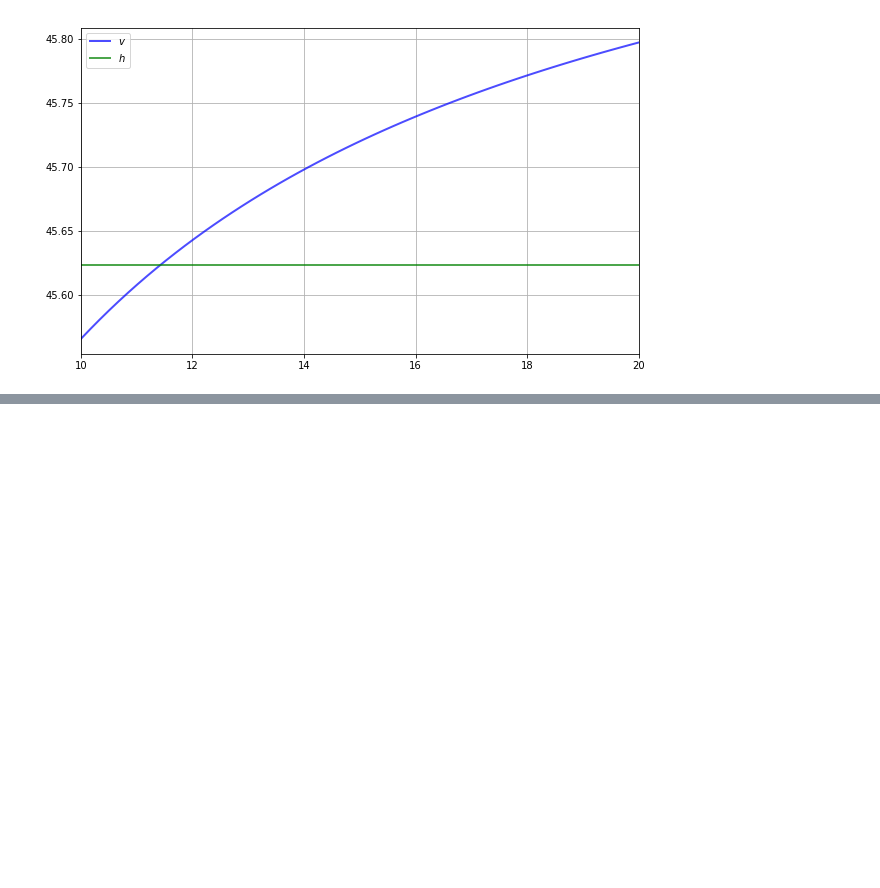
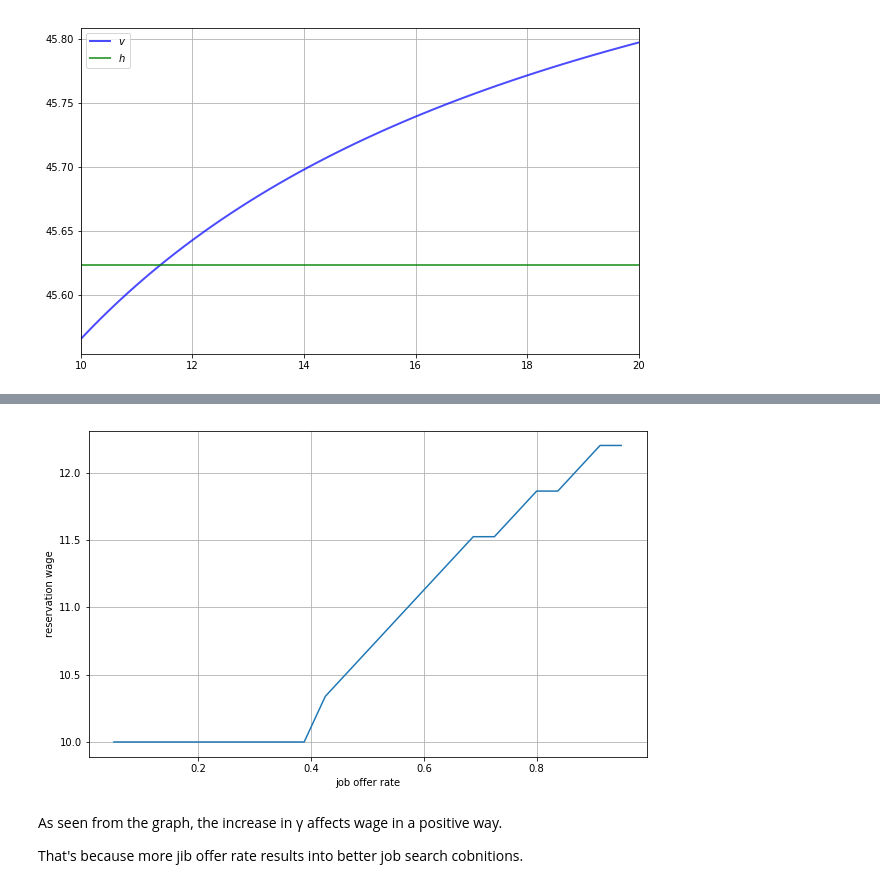
Before and after one commit to PanPip/QuantEcon_Tasks, a Jupyter notebook: Dynamic_programming.ipynb, the cells around one changed output, grey strips where cells are left out. Drawn from its saved outputs; the diff is of its cells as text; code cells hidden in the pictures; blank space fills up the shorter version.

Commit message:
Finished lesson on Job Search II: Search and Separation

```diff
--- a/Dynamic_programming.ipynb
+++ b/Dynamic_programming.ipynb
@@ -437,0 +468,25 @@ def compute_reservation_wage(mcm, return_values=False):
+# %%
+grid_size = 25
+γ_vals = np.linspace(0.05, 0.95, grid_size)
+w_bar_vals = np.empty_like(γ_vals)
+
+mcm = McCallModel()
+
+fig, ax = plt.subplots(figsize=(10, 6))
+
+for i, γ in enumerate(γ_vals):
+    mcm.γ = γ
+    w_bar = compute_reservation_wage(mcm)
+    w_bar_vals[i] = w_bar
+
+ax.plot(γ_vals, w_bar_vals, label=r'$\bar w$ as a function of $\gamma$')
+ax.set(xlabel='job offer rate', ylabel='reservation wage')
+ax.grid()
+
+plt.show()
+# %% [output]
+[figure, added]
+# %% [markdown]
+As seen from the graph, the increase in γ affects wage in a positive way.
+
+That's because more jib offer rate results into better job search cobnitions.
```
Also changed, not shown: parts of 3 cells of this notebook, 2 other files.
